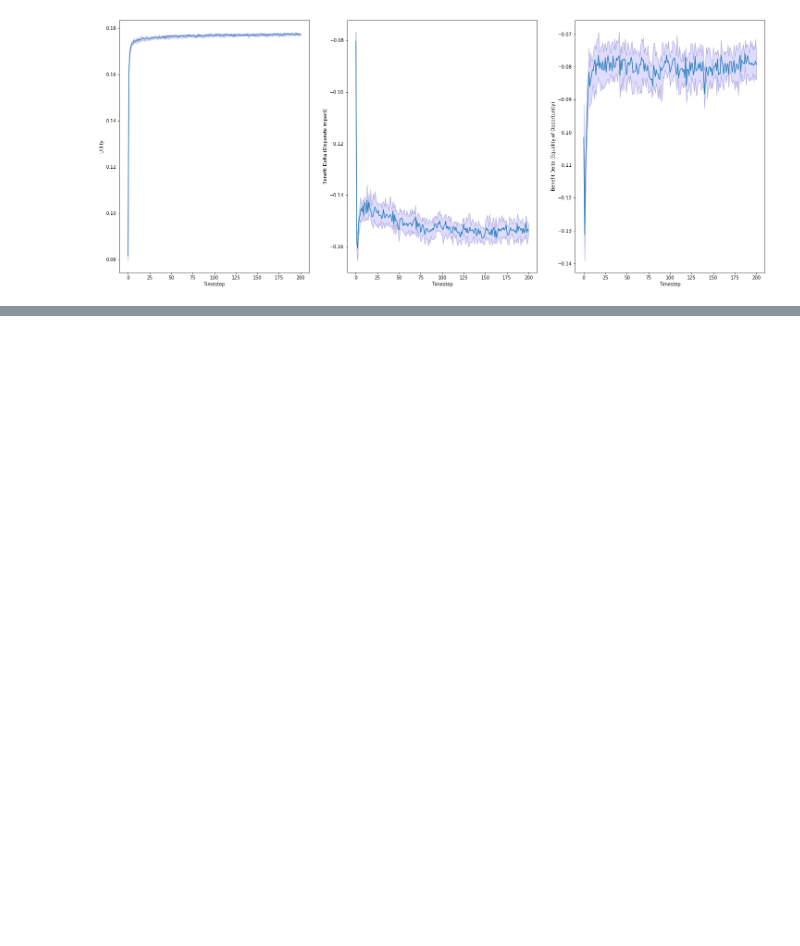
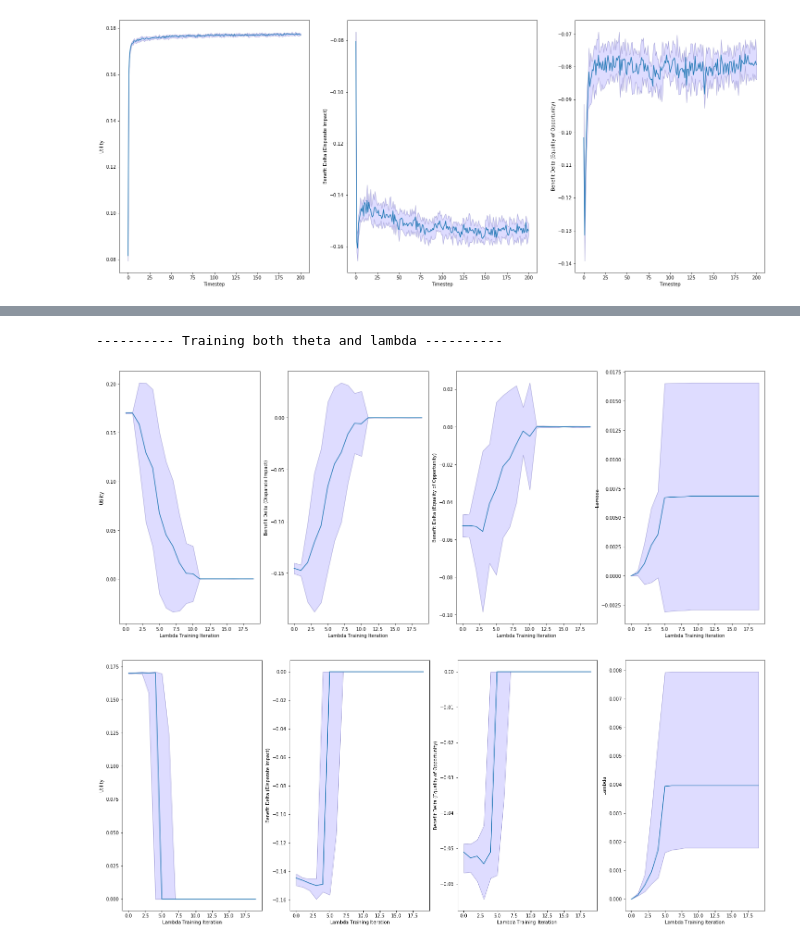
Before and after one commit to floydkretschmar/master-thesis, a Jupyter notebook: exp/010-benefit-difference-vs-covariance.ipynb, the cells around one changed output, grey strips where cells are left out. Saved outputs shown, nothing was run; the diff lists cells and outputs as text; code cells hidden in the pictures; blank space fills up the shorter version.

```diff
--- a/exp/010-benefit-difference-vs-covariance.ipynb
+++ b/exp/010-benefit-difference-vs-covariance.ipynb
@@ -254,0 +346,21 @@ plot_median(statistics, "{}/results_median_lambdas.png".format(run_path), model_
+# %%
+training_parameters["experiment_name"] = "exp-010-cov-uncalibrated"
+training_parameters["model"]["initial_lambda"] = 0.0
+training_parameters["lagrangian_optimization"] = {
+    'iterations': 20,
+    'epochs': 1,
+    'batch_size':256,
+    'learning_rate': 0.00001,
+    'decay_rate': 1,
+    'decay_step': 10000,
+    'num_decisions': 128 * 256
+}
+
+statistics, model_parameters, run_path = train(training_parameters, iterations=30, asynchronous=True)
+
+plot_mean(statistics, "{}/results_mean_lambdas.png".format(run_path), model_parameters=model_parameters)
+plot_median(statistics, "{}/results_median_lambdas.png".format(run_path), model_parameters=model_parameters)
+# %% [output]
+---------- Training both theta and lambda ----------
+[figure, added]
+[figure, added]
```
Also changed, not shown: parts of 14 cells of this notebook, 2 other files.
